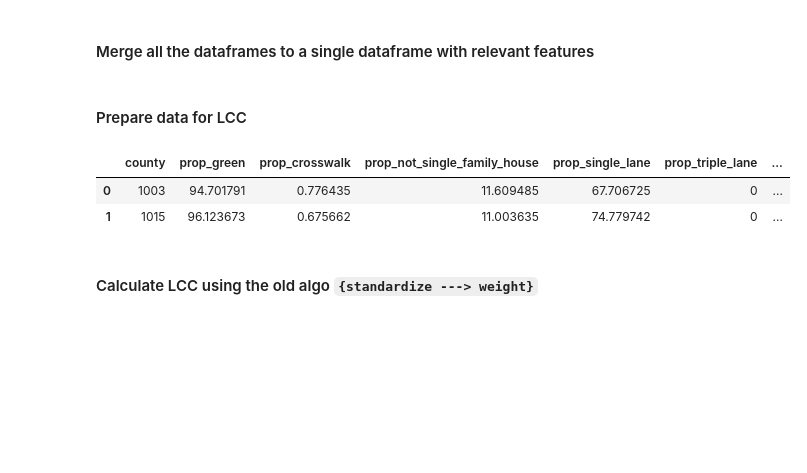
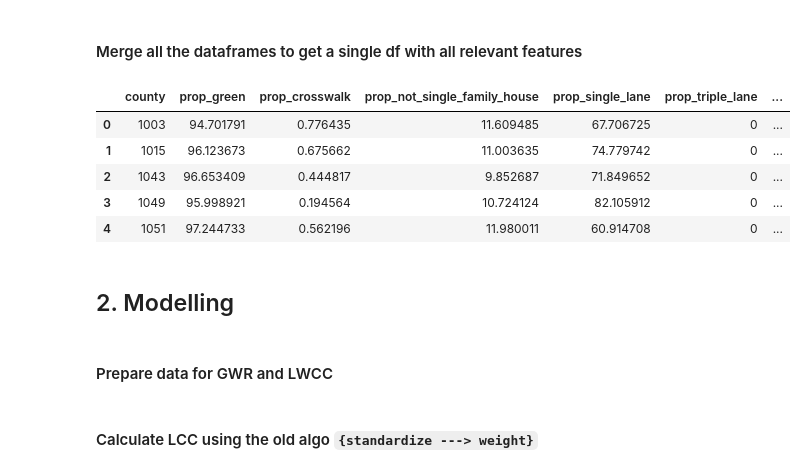
Before and after one commit to marquisvictor/GeogWCC, a Jupyter notebook: Zipcode2County.ipynb, the cells around one changed output. Saved outputs shown, nothing was run; the diff lists cells and outputs as text; code cells hidden in the pictures; blank space fills up the shorter version.

Commit message:
cleanup and comment LWCC code

```diff
--- a/Zipcode2County.ipynb
+++ b/Zipcode2County.ipynb
@@ -72,4 +80,4 @@ counties_non_empty['id'] = counties_non_empty['id'].astype('int')
 # %% [markdown]
-#### Merge all the dataframes to a single dataframe with relevant features
+#### Merge all the dataframes to get a single df with all relevant features
 # %%
 data = merged.merge(counties_non_empty, left_on='county', right_on='id', how='inner')
@@ -80,8 +86,19 @@ data.drop(['County', 'id', 'name'], axis=1, inplace=True)
 # %%
 data['apartments'] = data['apartments'].apply(lambda x: pd.to_numeric(x, errors='coerce'))
 data = data.dropna()
+# %%
+data.head()
+# %% [output]
+|  | county | prop_green | prop_crosswalk | prop_not_single_family_house | prop_single_lane | prop_triple_lane | ... |
+| 0 | 1003 | 94.701791 | 0.776435 | 11.609485 | 67.706725 | 0 | ... |
+| 1 | 1015 | 96.123673 | 0.675662 | 11.003635 | 74.779742 | 0 | ... |
+| 2 | 1043 | 96.653409 | 0.444817 | 9.852687 | 71.849652 | 0 | ... |
+| 3 | 1049 | 95.998921 | 0.194564 | 10.724124 | 82.105912 | 0 | ... |
+| 4 | 1051 | 97.244733 | 0.562196 | 11.980011 | 60.914708 | 0 | ... |
+# %% [markdown]
+## 2. Modelling
 # %% [markdown]
-#### Prepare data for LCC
+#### Prepare data for GWR and LWCC
 # %%
 g_y = data['prop_crosswalk'].values.reshape((-1,1))
 g_X = data[['apartments']].values
@@ -90,12 +107,6 @@ u = data['lon']
 v = data['lat']
 
 g_coords = list(zip(u,v))
-
-data.head(2)
-# %% [output]
-|  | county | prop_green | prop_crosswalk | prop_not_single_family_house | prop_single_lane | prop_triple_lane | ... |
-| 0 | 1003 | 94.701791 | 0.776435 | 11.609485 | 67.706725 | 0 | ... |
-| 1 | 1015 | 96.123673 | 0.675662 | 11.003635 | 74.779742 | 0 | ... |
 # %%
 gdf = GeoDataFrame(data, crs="EPSG:4326")  # change the EPSG, see whether the result changes
 
```
Also changed, not shown: parts of 34 cells of this notebook, 3 other files.
